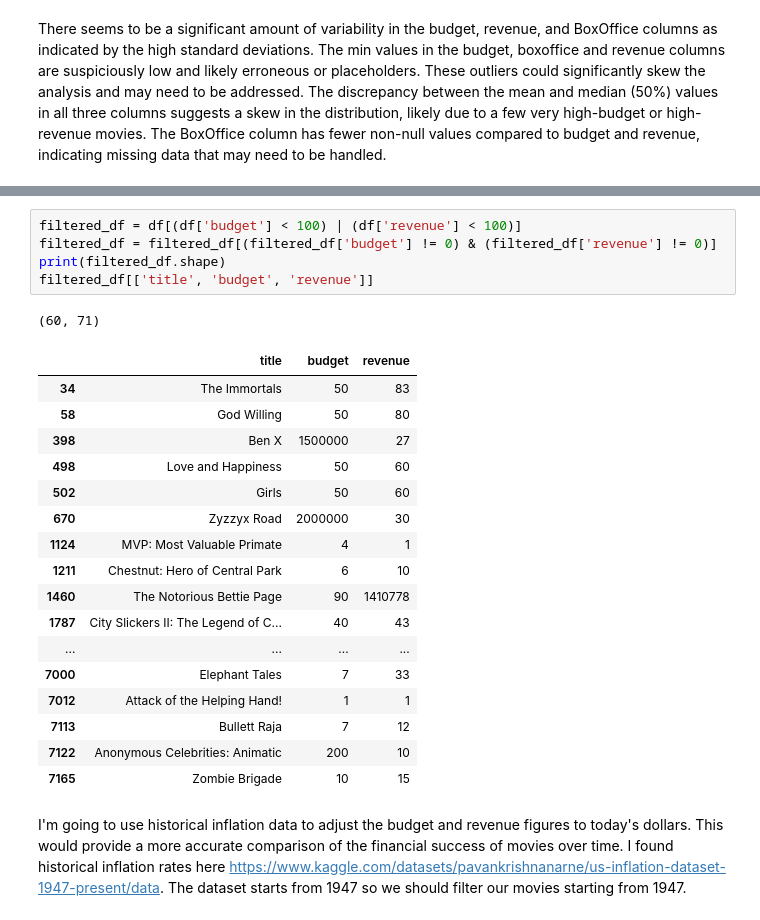
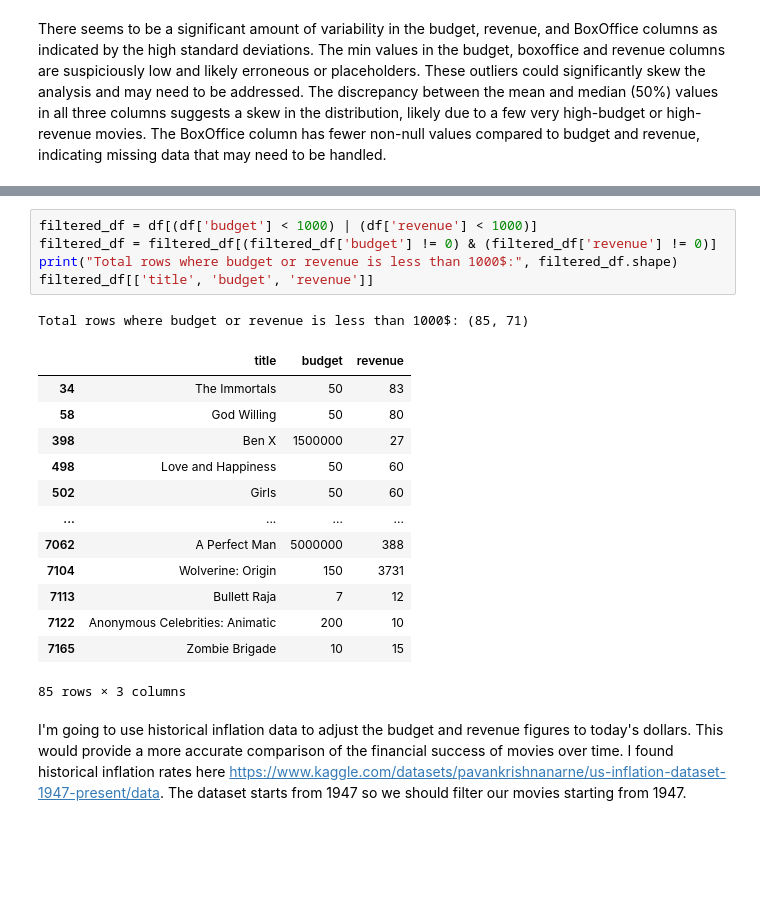
Before and after one commit to olgazju/ml_camp_2023, a Jupyter notebook: midterm_project/notebooks/1-Data-Cleaning.ipynb, the cells around one changed output, grey strips where cells are left out. Saved outputs shown, nothing was run; the diff lists cells and outputs as text; blank space fills up the shorter version.

```diff
--- a/midterm_project/notebooks/1-Data-Cleaning.ipynb
+++ b/midterm_project/notebooks/1-Data-Cleaning.ipynb
@@ -730,27 +738,23 @@ So I checked amount of such values for both budget and revenue which is less tha
 # %%
-filtered_df = df[(df['budget'] < 100) | (df['revenue'] < 100)]
+filtered_df = df[(df['budget'] < 1000) | (df['revenue'] < 1000)]
 filtered_df = filtered_df[(filtered_df['budget'] != 0) & (filtered_df['revenue'] != 0)]
-print(filtered_df.shape)
+print("Total rows where budget or revenue is less than 1000$:", filtered_df.shape)
 filtered_df[['title', 'budget', 'revenue']]
 # %% [output]
-(60, 71)
+Total rows where budget or revenue is less than 1000$: (85, 71)
 |  | title | budget | revenue |
 | 34 | The Immortals | 50 | 83 |
 | 58 | God Willing | 50 | 80 |
 | 398 | Ben X | 1500000 | 27 |
 | 498 | Love and Happiness | 50 | 60 |
 | 502 | Girls | 50 | 60 |
-| 670 | Zyzzyx Road | 2000000 | 30 |
-| 1124 | MVP: Most Valuable Primate | 4 | 1 |
-| 1211 | Chestnut: Hero of Central Park | 6 | 10 |
-| 1460 | The Notorious Bettie Page | 90 | 1410778 |
-| 1787 | City Slickers II: The Legend of C... | 40 | 43 |
 | ... | ... | ... | ... |
-| 7000 | Elephant Tales | 7 | 33 |
-| 7012 | Attack of the Helping Hand! | 1 | 1 |
+| 7062 | A Perfect Man | 5000000 | 388 |
+| 7104 | Wolverine: Origin | 150 | 3731 |
 | 7113 | Bullett Raja | 7 | 12 |
 | 7122 | Anonymous Celebrities: Animatic | 200 | 10 |
 | 7165 | Zombie Brigade | 10 | 15 |
+85 rows × 3 columns
 # %% [markdown]
 I'm going to use historical inflation data to adjust the budget and revenue figures to today's dollars. This would provide a more accurate comparison of the financial success of movies over time. I found historical inflation rates here https://www.kaggle.com/datasets/pavankrishnanarne/us-inflation-dataset-1947-present/data. The dataset starts from 1947 so we should filter our movies starting from 1947.
 # %%
```
Also changed, not shown: parts of 7 cells of this notebook, 2 other files.
